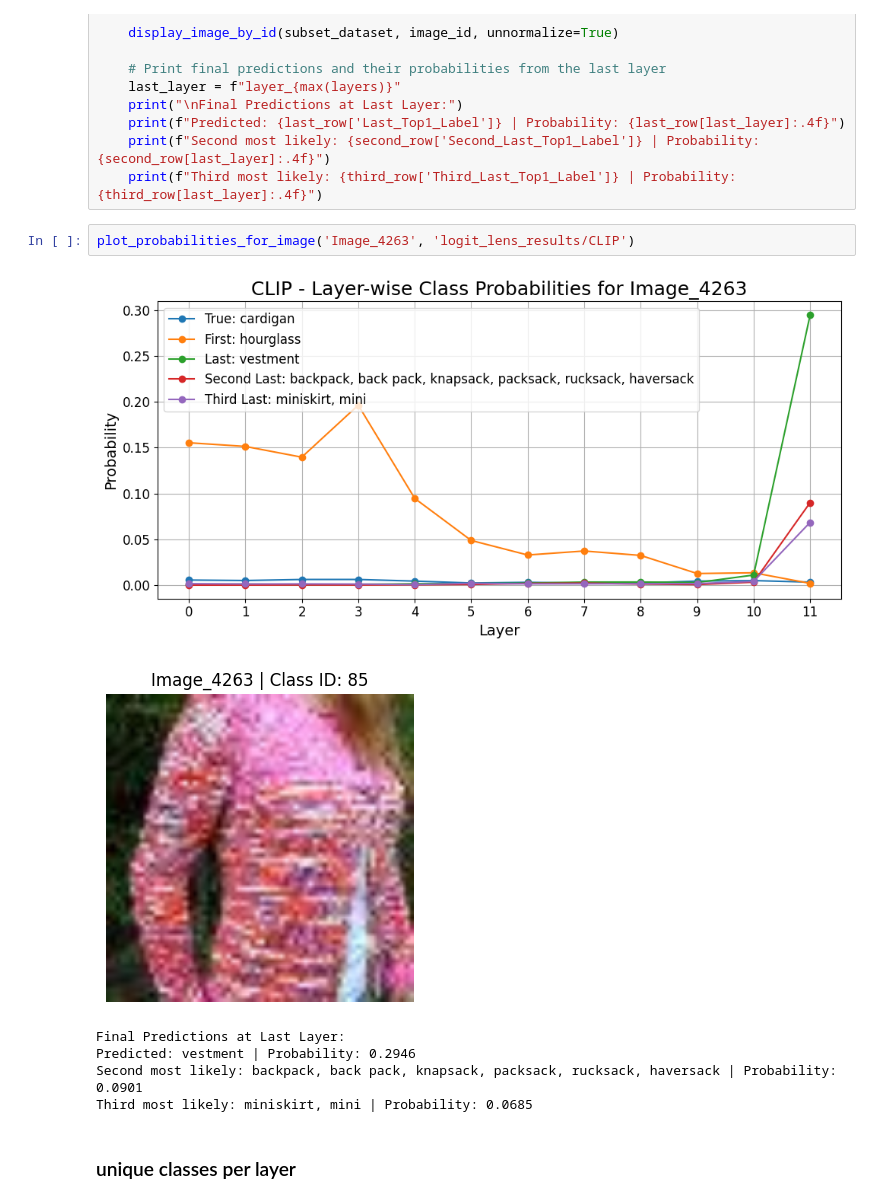
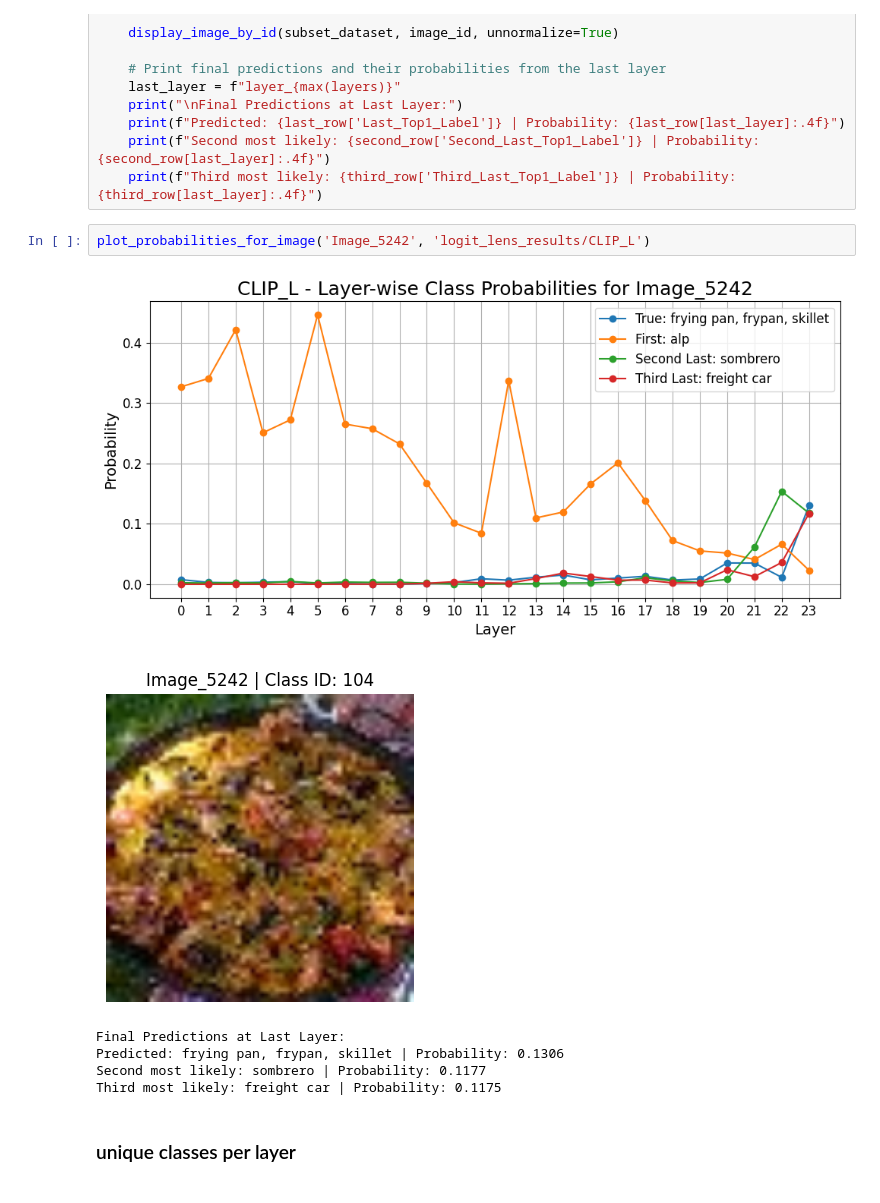
Before and after one commit to kaminskaz/wb-projekt, a Jupyter notebook: notebooks/results_analysis.ipynb, the cells around one changed output. Cells and saved outputs as stored; diff of their text form.

```diff
--- a/notebooks/results_analysis.ipynb
+++ b/notebooks/results_analysis.ipynb
@@ -907,14 +907,14 @@ def plot_probabilities_for_image(image_id, folder_path):
     print(f"Second most likely: {second_row['Second_Last_Top1_Label']} | Probability: {second_row[last_layer]:.4f}")
     print(f"Third most likely: {third_row['Third_Last_Top1_Label']} | Probability: {third_row[last_layer]:.4f}")
 # %%
-plot_probabilities_for_image('Image_4263', 'logit_lens_results/CLIP')
+plot_probabilities_for_image('Image_5242', 'logit_lens_results/CLIP_L')
 # %% [output]
-[figure, old version]
+[figure, new version]
-[figure, old version]
+[figure, new version]
 Final Predictions at Last Layer:
-Predicted: vestment | Probability: 0.2946
-Second most likely: backpack, back pack, knapsack, packsack, rucksack, haversack | Probability: 0.0901
-Third most likely: miniskirt, mini | Probability: 0.0685
+Predicted: frying pan, frypan, skillet | Probability: 0.1306
+Second most likely: sombrero | Probability: 0.1177
+Third most likely: freight car | Probability: 0.1175
 # %% [markdown]
 ### unique classes per layer
 # %%
```
Also changed, not shown: parts of 19 cells of this notebook, 17 other files.
